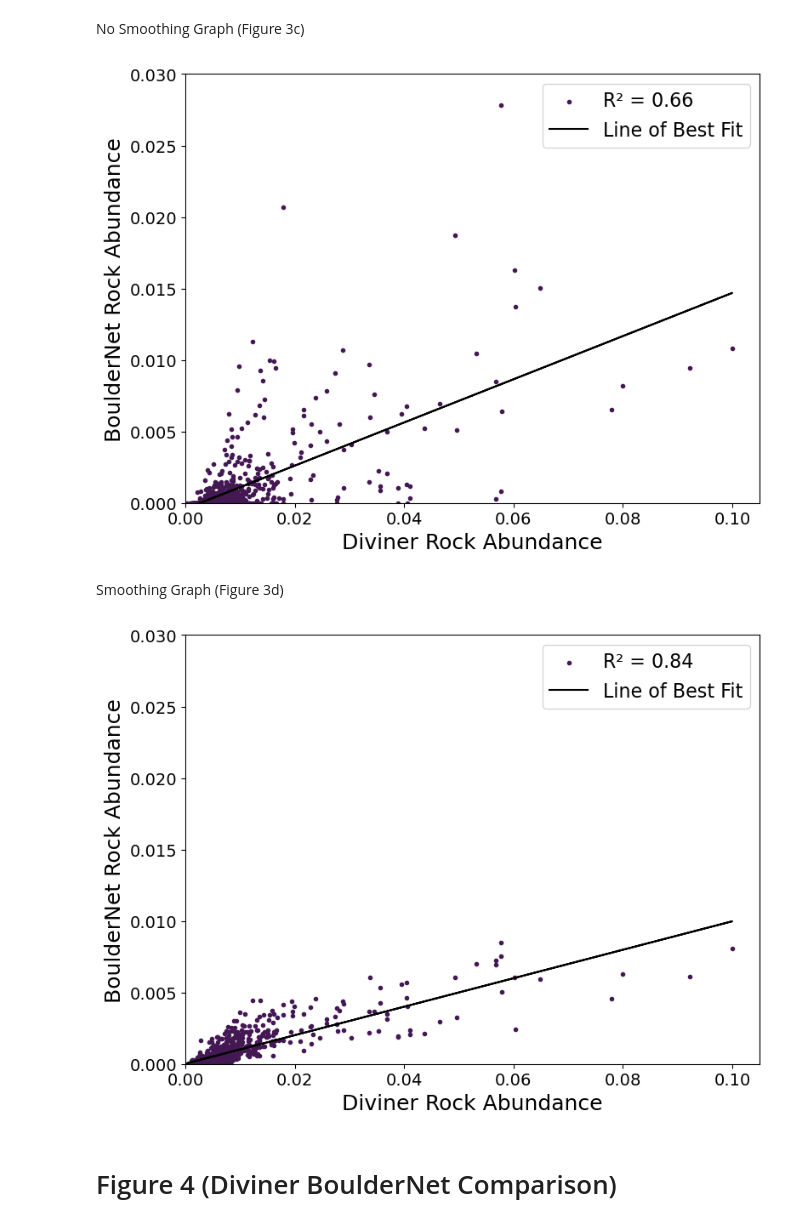
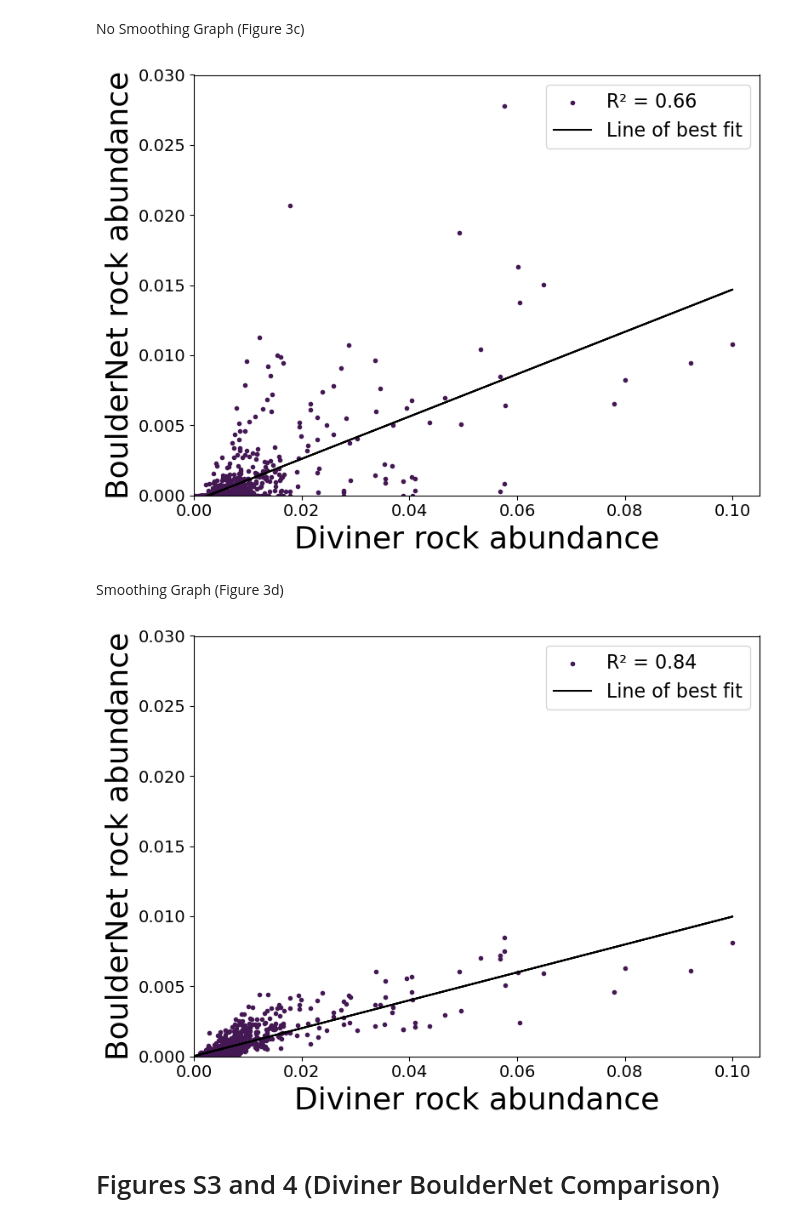
Before and after one commit to brianvamaro/lunarrockabundance, a Jupyter notebook: Lunar Rock Abundance Comparison Analysis.ipynb, the cells around one changed output. Cells and saved outputs as stored; diff of their text form; code cells hidden in the pictures.

```diff
--- a/Lunar Rock Abundance Comparison Analysis.ipynb
+++ b/Lunar Rock Abundance Comparison Analysis.ipynb
@@ -122,10 +147,10 @@ plt.figure(figsize=(8, 6))
 r_squared = np.corrcoef(diviner_ra_vals, boulderNet_ra_vals)[0][1]
 plt.scatter(diviner_ra_vals, boulderNet_ra_vals, label=f"R² = {r_squared:.2f}", marker='.', color="#431853")
 a, b = np.polyfit(diviner_ra_vals, boulderNet_ra_vals, 1)
-plt.plot(diviner_ra_vals, a * diviner_ra_vals + b, color="black", label='Line of Best Fit')
+plt.plot(diviner_ra_vals, a * diviner_ra_vals + b, color="black", label='Line of best fit')
 
-plt.xlabel("Diviner Rock Abundance", size=18)
-plt.ylabel("BoulderNet Rock Abundance", size=18)
+plt.xlabel("Diviner rock abundance", size=26)
+plt.ylabel("BoulderNet rock abundance", size=26)
 
 plt.xlim(xmin=0.0)
 plt.ylim(ymin=0.0, ymax=0.03)
@@ -135,38 +160,40 @@ plt.yticks(fontsize=14)
 
 plt.legend(fontsize=16)
 plt.tight_layout()
+plt.savefig('Figure 3 c high_res_plot.png', dpi=300, bbox_inches='tight')
 plt.show()
 # %% [output]
-[figure, old version]
+[figure, new version]
 # %% [markdown]
 Smoothing Graph (Figure 3d)
 # %%
 diviner_ra_vals = divinerRA.flatten()
 boulderNet_ra_vals = blurredBoulderNetRA.flatten()
 
 plt.figure(figsize=(8, 6))
 
 r_squared = np.corrcoef(diviner_ra_vals, boulderNet_ra_vals)[0][1]
 plt.scatter(diviner_ra_vals, boulderNet_ra_vals, label=f"R² = {r_squared:.2f}", marker='.', color="#431853")
 a, b = np.polyfit(diviner_ra_vals, boulderNet_ra_vals, 1)
-plt.plot(diviner_ra_vals, a * diviner_ra_vals + b, color="black", label='Line of Best Fit')
+plt.plot(diviner_ra_vals, a * diviner_ra_vals + b, color="black", label='Line of best fit')
 
-plt.xlabel("Diviner Rock Abundance", size=18)
-plt.ylabel("BoulderNet Rock Abundance", size=18)
+plt.xlabel("Diviner rock abundance", size=26)
+plt.ylabel("BoulderNet rock abundance", size=26)
 
 plt.xlim(xmin=0.0)
 plt.ylim(ymin=0.0, ymax=0.03)
 
 plt.xticks(fontsize=14)
 plt.yticks(fontsize=14)
 
 plt.legend(fontsize=16)
 plt.tight_layout()
+plt.savefig('Figure 3 d high_res_plot.png', dpi=300, bbox_inches='tight')
 plt.show()
 # %% [output]
-[figure, old version]
+[figure, new version]
 # %% [markdown]
-# Figure 4 (Diviner BoulderNet Comparison)
+# Figures S3 and 4 (Diviner BoulderNet Comparison)
 # %%
 bouldersGDF= pd.read_csv("Data/BouldersWithTileID.csv")
 bouldersGDF['diameter'] = 2 *np.sqrt(bouldersGDF['boulder_area'] / np.pi)
```
Also changed, not shown: parts of 27 cells of this notebook.
